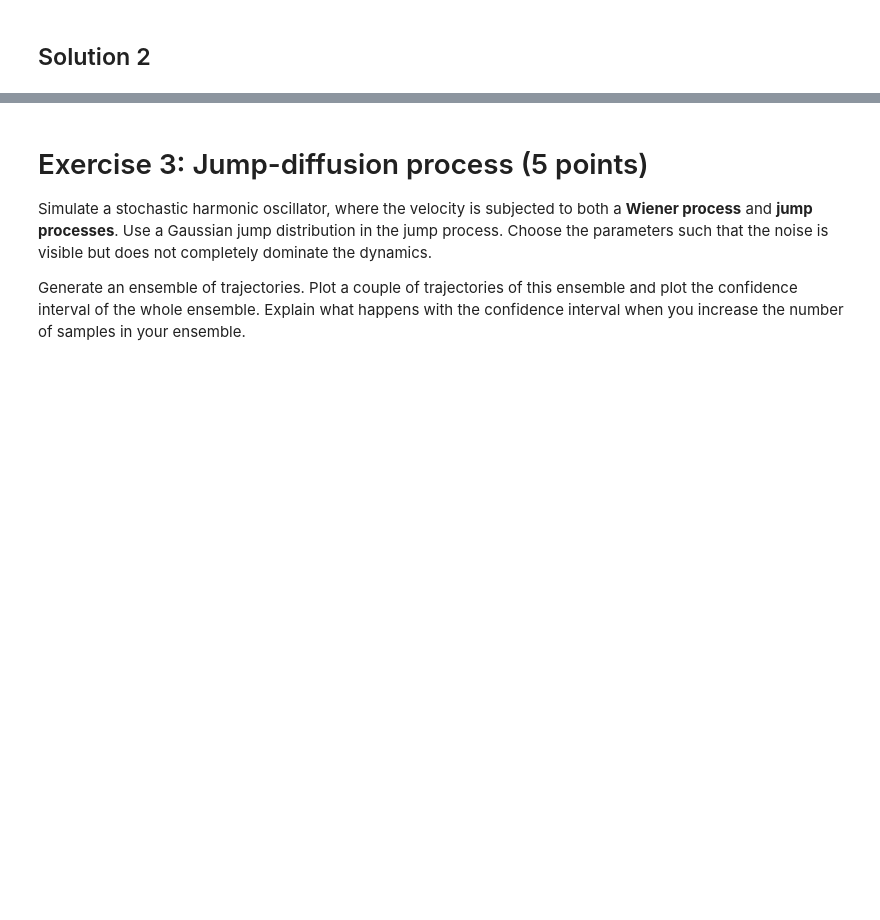
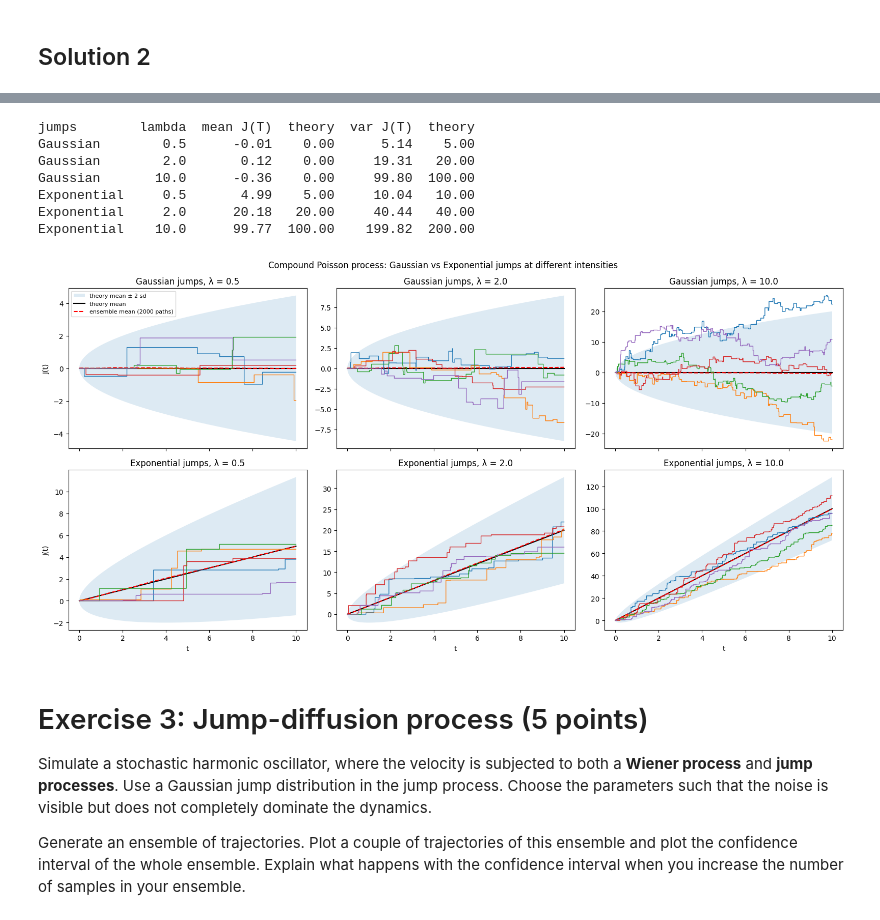
Before and after one commit to TejasDharmale/complex-adaptive-systems, a Jupyter notebook: CAS_assignment_4.ipynb, the cells around one changed output, grey strips where cells are left out. Cells and saved outputs as stored; diff of their text form; code cells hidden in the pictures; blank space fills up the shorter version.

```diff
--- a/CAS_assignment_4.ipynb
+++ b/CAS_assignment_4.ipynb
@@ -119,0 +85,65 @@ plt.show()
+# %%
+key = jr.PRNGKey(42)
+T, N = 10.0, 1000
+dt = T / N
+t = jnp.linspace(0, T, N + 1)
+lams = [0.5, 2.0, 10.0]       # intensities
+S = 2000                      # ensemble size (for mean and spread)
+n_show = 5                    # paths to plot
+
+
+def compound_poisson(key, lam, dist, S):
+    """Compound Poisson process on a grid.
+    N_n ~ Poisson(lam*dt) events per step; the sum of N_n i.i.d. jumps is sampled exactly:
+      Gaussian:    sum of N_n N(0,1) jumps   ~ sqrt(N_n) * N(0,1)
+      Exponential: sum of N_n Exp(1) jumps   ~ Gamma(N_n, 1)  (0 if N_n = 0)
+    """
+    k1, k2 = jr.split(key)
+    counts = jr.poisson(k1, lam * dt, (S, N))
+    if dist == "Gaussian":
+        dJ = jnp.sqrt(counts) * jr.normal(k2, (S, N))
+    else:
+        dJ = jnp.where(counts > 0, jr.gamma(k2, jnp.maximum(counts, 1).astype(float)), 0.0)
+    return jnp.concatenate([jnp.zeros((S, 1)), jnp.cumsum(dJ, axis=1)], axis=1)
+
+
+fig, axes = plt.subplots(2, 3, figsize=(16, 8), sharex=True)
+print(f"{'jumps':12s}{'lambda':>7s}{'mean J(T)':>11s}{'theory':>8s}{'var J(T)':>10s}{'theory':>8s}")
+
+for row, dist in enumerate(["Gaussian", "Exponential"]):
+    EZ, EZ2 = (0.0, 1.0) if dist == "Gaussian" else (1.0, 2.0)
+    for col, lam in enumerate(lams):
+        key, sub = jr.split(key)
+        J = compound_poisson(sub, lam, dist, S)
+        ax = axes[row, col]
+
+        # theoretical mean and +- 2 sd band:  E[J] = lam t E[Z],  Var[J] = lam t E[Z^2]
+        m, sd = lam * t * EZ, jnp.sqrt(lam * t * EZ2)
+        ax.fill_between(t, m - 2 * sd, m + 2 * sd, alpha=0.15, label="theory mean ± 2 sd")
+        ax.plot(t, m, "k-", label="theory mean")
+        ax.plot(t, J.mean(axis=0), "r--", label=f"ensemble mean ({S} paths)")
+        for i in range(n_show):
+            ax.step(t, J[i], where="post", lw=1)
+
+        ax.set(title=f"{dist} jumps, λ = {lam}")
+        if col == 0:
+            ax.set_ylabel("J(t)")
+        if row == 1:
+            ax.set_xlabel("t")
+
+        print(f"{dist:12s}{lam:7.1f}{float(J[:, -1].mean()):11.2f}{float(m[-1]):8.2f}"
+              f"{float(J[:, -1].var()):10.2f}{float(sd[-1]**2):8.2f}")
+
+axes[0, 0].legend(fontsize=8, loc="upper left")
+fig.suptitle("Compound Poisson process: Gaussian vs Exponential jumps at different intensities")
+fig.tight_layout()
+plt.show()
+# %% [output]
+jumps        lambda  mean J(T)  theory  var J(T)  theory
+Gaussian        0.5      -0.01    0.00      5.14    5.00
+Gaussian        2.0       0.12    0.00     19.31   20.00
+Gaussian       10.0      -0.36    0.00     99.80  100.00
+Exponential     0.5       4.99    5.00     10.04   10.00
+Exponential     2.0      20.18   20.00     40.44   40.00
+Exponential    10.0      99.77  100.00    199.82  200.00
+[figure, added]
```
Also changed, not shown: parts of 9 cells of this notebook.
